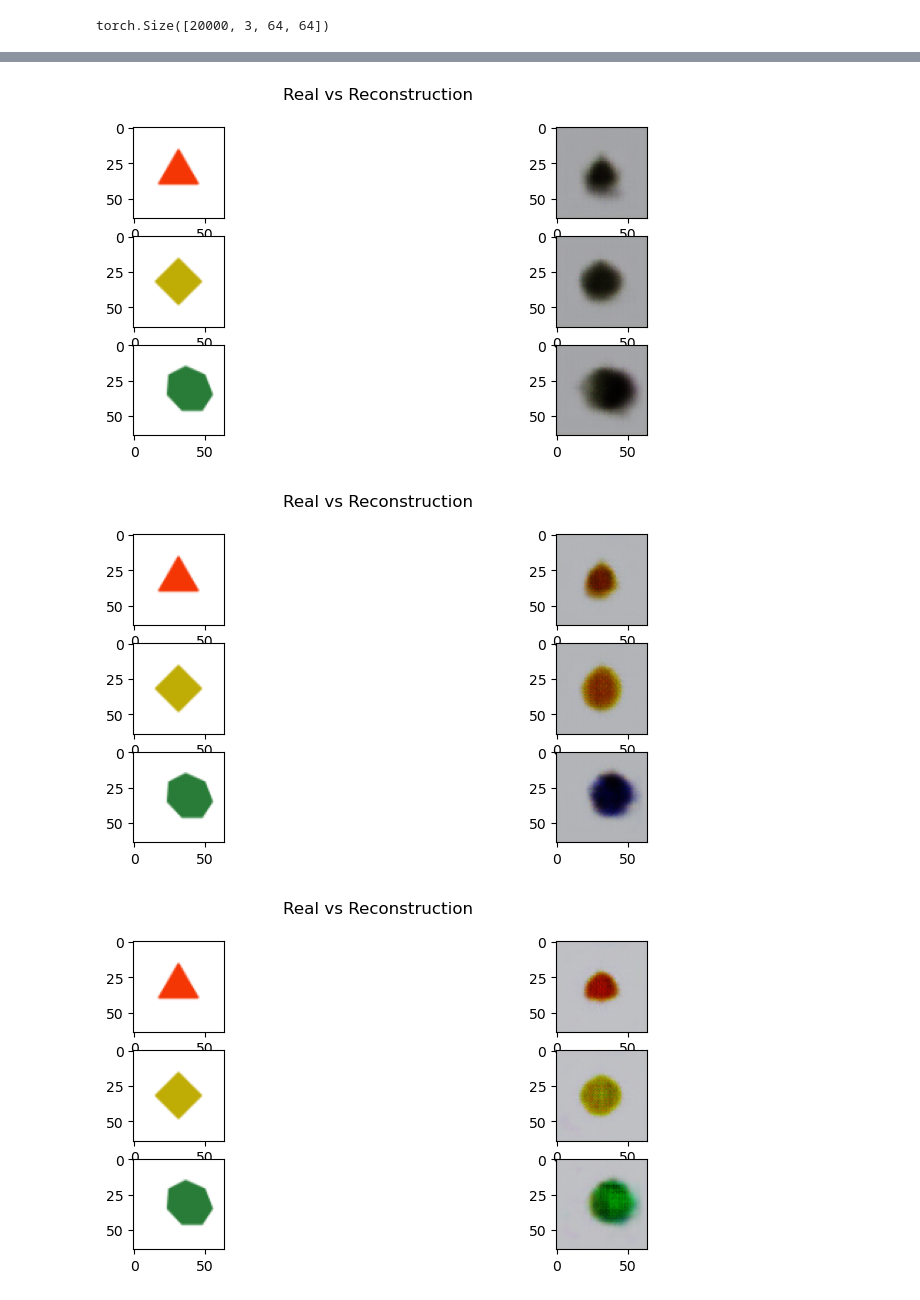
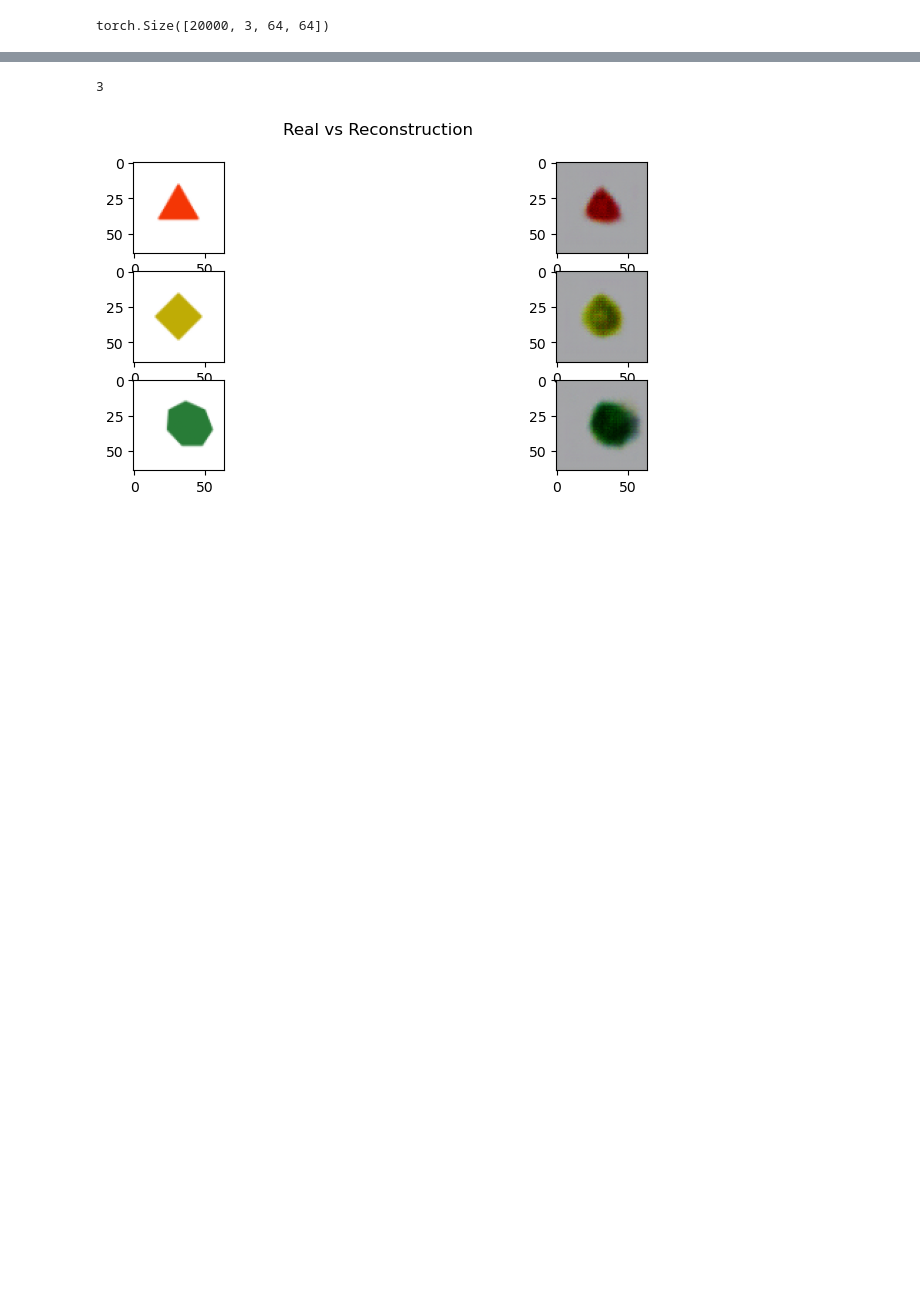
Before and after one commit to thomaslu2000/vae-latent-text-alignment, a Jupyter notebook: BetaVAE with language supervision.ipynb, the cells around one changed output, grey strips where cells are left out. Drawn from its saved outputs; the diff is of its cells as text; code cells hidden in the pictures; blank space fills up the shorter version.

```diff
--- a/BetaVAE with language supervision.ipynb
+++ b/BetaVAE with language supervision.ipynb
@@ -82,7 +82,7 @@ def encode_CLIP(input_DF):
 
 # flags
 
-language_supervision = True
+language_supervision = False
 encoder = encode_CLIP
 
 
@@ -105,6 +102,8 @@ creating language embedding supervision
 # %%
 supervised_dim = train_meta.shape[1]
 supervised_dim
+# %% [output]
+3
 # %%
 from torch.utils.data import Dataset
 
@@ -194,36 +193,34 @@ def run_train(z_dim, beta, alpha, exp_title=''):
                             ]
 
                     if avg_valid_loss < best_valid:
-                        torch.save(net, f'models/{beta}-supbvae-{z_dim}dim-{alpha}alpha-clip')
+                        torch.save(net, f'models/{beta}-supbvae-{z_dim}dim-{alpha}alpha-nolang')
                         best_valid = avg_valid_loss
 
                     valid_losses.append(avg_valid_loss)
 
                     if idx == num_batches:
                         fig, axes = plt.subplots(3, 2)
                         fig.suptitle('Real vs Reconstruction')
                         fig.set_size_inches(10, 4)
                         for (ax1, ax2), (im1, im2) in zip(axes, displays):
                             ax1.imshow(im1)
                             ax2.imshow(im2)
                         plt.show()
                 net.train()
 
 
                 pbar.set_description(f"Experiment {exp_title}, Epoch {epoch} | train loss {total_loss / idx:.2f}" + \
                                     f" | valid loss {avg_valid_loss:.2f}" + f' | supervision loss {total_supervision_loss / idx:.2f}')
                 train_losses.append(total_loss / idx)
                 train_supervision_losses.append(total_supervision_loss / idx)
 
 
 
 z_dims = [8, 16, 64]
 betas = [0.5, 1, 2.5]
 alphas = [0.1, 0.5, 1, 2.5]
-run_train(16, 2.5, 1, exp_title='clip')
+run_train(16, 2.5, 1, exp_title='nolang')
 #for idx, (z_dim, beta, alpha) in enumerate(itertools.product(z_dims, betas, alphas)):
 #    run_train(z_dim, beta, alpha, exp_title=str(idx))
 # %% [output]
-[figure, old version]
+[figure, new version]
-[figure, removed]
-[figure, removed]
```
Also changed, not shown: parts of 4 cells of this notebook.
